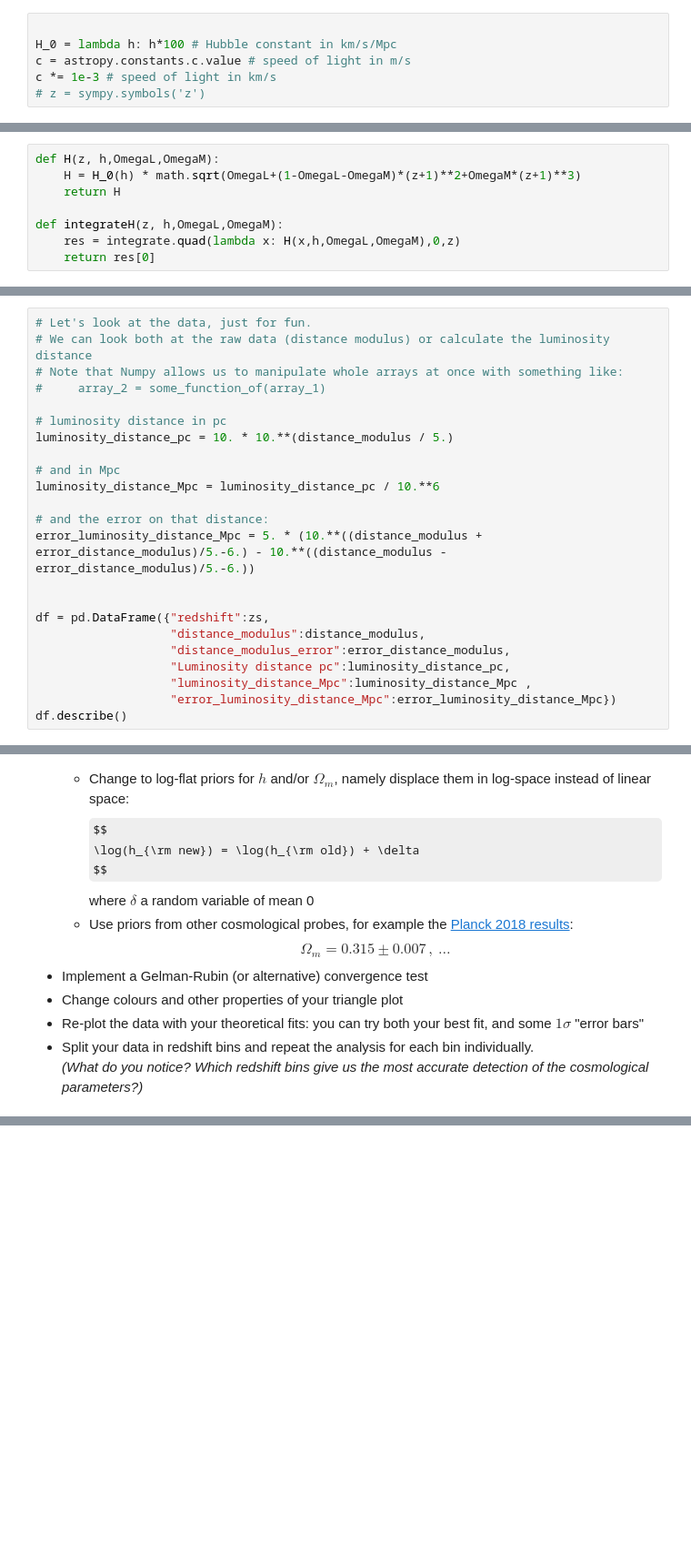
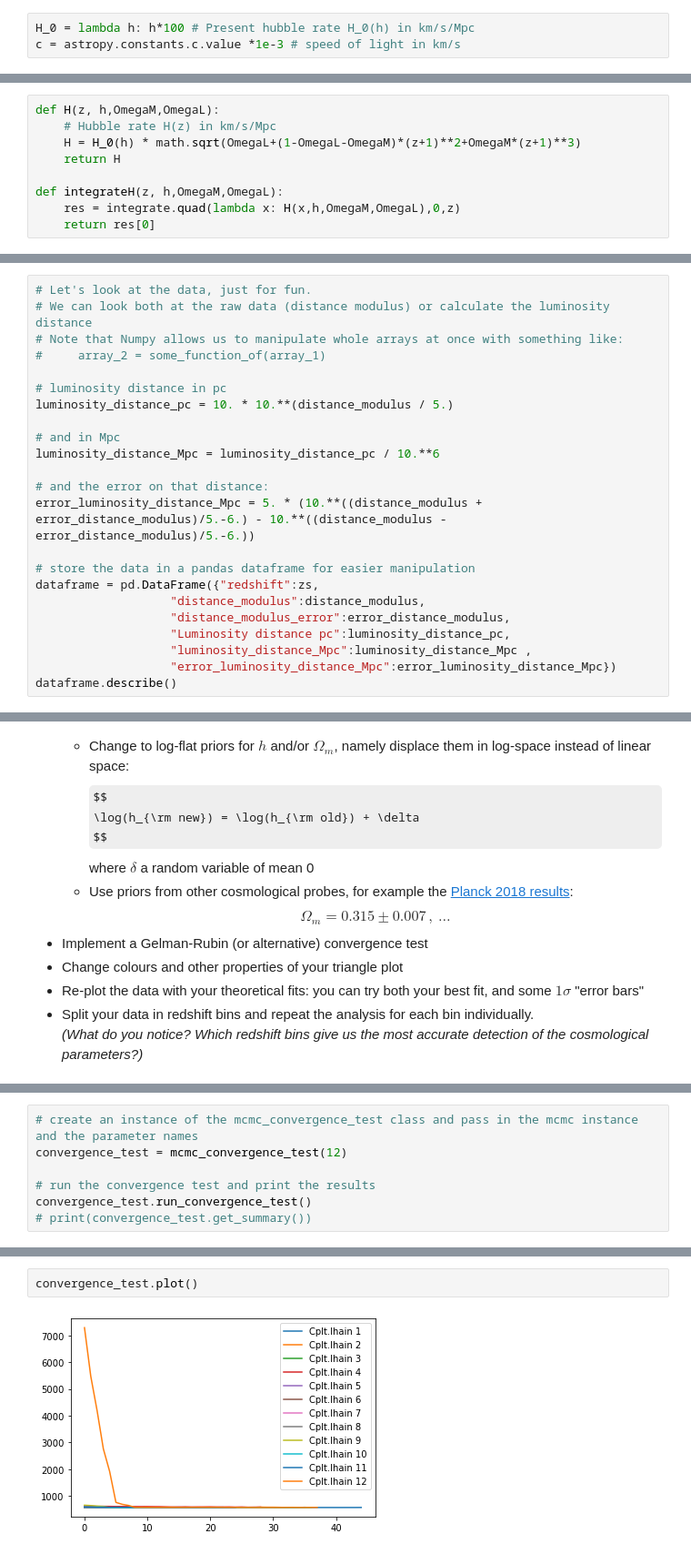
Before and after one commit to Snrts/PRA3024_BigDataInPhysics_SanneAarts, a Jupyter notebook: PRA3024_2223_COSMOLOGY_cython.ipynb, the cells around one changed output, grey strips where cells are left out. Shown: that part at 91% size. Cells and saved outputs as stored; diff of their text form; some formulas as TeX source; blank space fills up the shorter version.

```diff
--- a/PRA3024_2223_COSMOLOGY_cython.ipynb
+++ b/PRA3024_2223_COSMOLOGY_cython.ipynb
@@ -108,8 +80,5 @@ In essence, these equations give us the relation between *what exists in the Uni
 
 Time to define the function $H(z)$. Don't forget to include the useful parameters as arguments of the function, and to define `parsec`.
 # %%
-
-H_0 = lambda h: h*100 # Hubble constant in km/s/Mpc
-c = astropy.constants.c.value # speed of light in m/s
-c *= 1e-3 # speed of light in km/s
-# z = sympy.symbols('z')
+H_0 = lambda h: h*100 # Present hubble rate H_0(h) in km/s/Mpc
+c = astropy.constants.c.value *1e-3 # speed of light in km/s
@@ -116,10 +90,11 @@ c *= 1e-3 # speed of light in km/s
 # %%
-def H(z, h,OmegaL,OmegaM):
+def H(z, h,OmegaM,OmegaL):
+    # Hubble rate H(z) in km/s/Mpc
     H = H_0(h) * math.sqrt(OmegaL+(1-OmegaL-OmegaM)*(z+1)**2+OmegaM*(z+1)**3)
     return H
 
-def integrateH(z, h,OmegaL,OmegaM):
-    res = integrate.quad(lambda x: H(x,h,OmegaL,OmegaM),0,z)
+def integrateH(z, h,OmegaM,OmegaL):
+    res = integrate.quad(lambda x: H(x,h,OmegaM,OmegaL),0,z)
     return res[0]
 # %% [markdown]
 ## <font color='deepskyblue'>Supernovae Ia</font>
@@ -232,14 +212,14 @@ luminosity_distance_Mpc = luminosity_distance_pc / 10.**6
 # and the error on that distance:
 error_luminosity_distance_Mpc = 5. * (10.**((distance_modulus + error_distance_modulus)/5.-6.) - 10.**((distance_modulus - error_distance_modulus)/5.-6.))
 
-
-df = pd.DataFrame({"redshift":zs,
+# store the data in a pandas dataframe for easier manipulation
+dataframe = pd.DataFrame({"redshift":zs,
                    "distance_modulus":distance_modulus,
                    "distance_modulus_error":error_distance_modulus,
                    "Luminosity distance pc":luminosity_distance_pc,
                    "luminosity_distance_Mpc":luminosity_distance_Mpc ,
                    "error_luminosity_distance_Mpc":error_luminosity_distance_Mpc})
-df.describe()
+dataframe.describe()
 # %% [output]
 |  | redshift | distance_modulus | distance_modulus_error | Luminosity distance pc | luminosity_distance_Mpc | ... |
 | count | 580.000000 | 580.000000 | 580.000000 | 5.800000e+02 | 580.000000 | ... |
@@ -559,0 +769,7 @@ There are many ways in which you can improve your code and/or your data visualis
+# %%
+# create an instance of the mcmc_convergence_test class and pass in the mcmc instance and the parameter names
+convergence_test = mcmc_convergence_test(12)
+
+# run the convergence test and print the results
+convergence_test.run_convergence_test()
+# print(convergence_test.get_summary())
@@ -559,0 +798,4 @@ There are many ways in which you can improve your code and/or your data visualis
+# %%
+convergence_test.plot()
+# %% [output]
+[figure, added]
```
Also changed, not shown: parts of 20 cells of this notebook.
